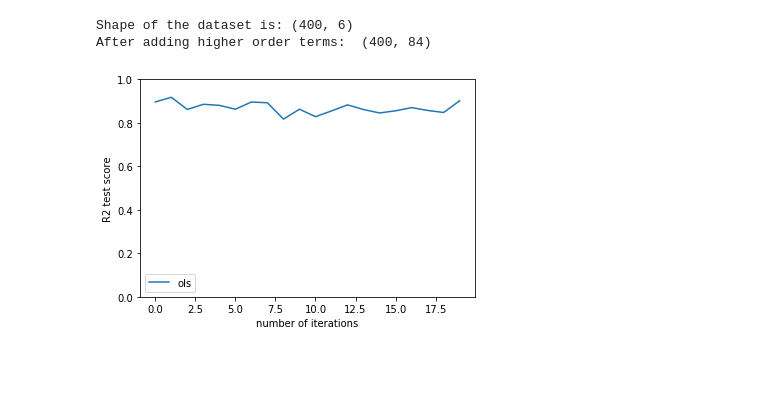
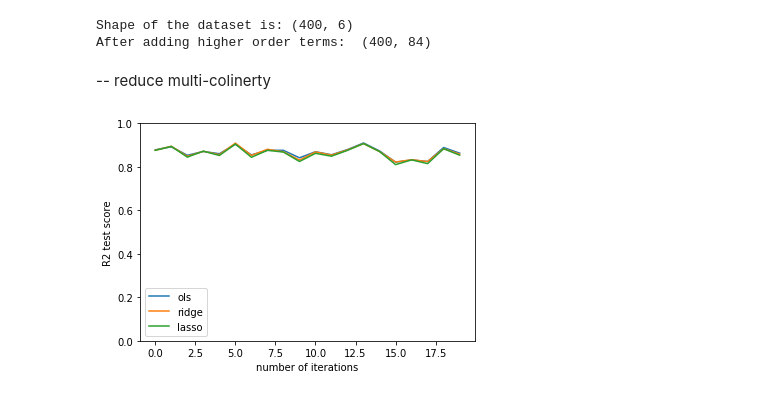
Before and after one commit to Lastew/dc-ds-071519, a Jupyter notebook: Module-4/week_2/regularization/regularization-Copy1.ipynb, the cells around one changed output. Cells and saved outputs as stored; diff of their text form; code cells hidden in the pictures; blank space fills up the shorter version.

```diff
--- a/Module-4/week_2/regularization/regularization-Copy1.ipynb
+++ b/Module-4/week_2/regularization/regularization-Copy1.ipynb
@@ -240,9 +240,11 @@ def model_expreriment(num_iter = 5, models = ['ols', 'ridge', 'lasso'], complexi
     plt.xlabel('number of iterations')
     plt.legend()
     return sample_models
+# %% [markdown]
+-- reduce multi-colinerty
 # %%
 trained_models = model_expreriment(num_iter=20,
-                                   models = ['ols'],
+                                   models = ['ols','ridge','lasso'],
                                    complexity= 'simple')
 # %% [output]
-[figure, old version]
+[figure, new version]
```
Also changed, not shown: parts of 7 cells of this notebook, 5 other files.
